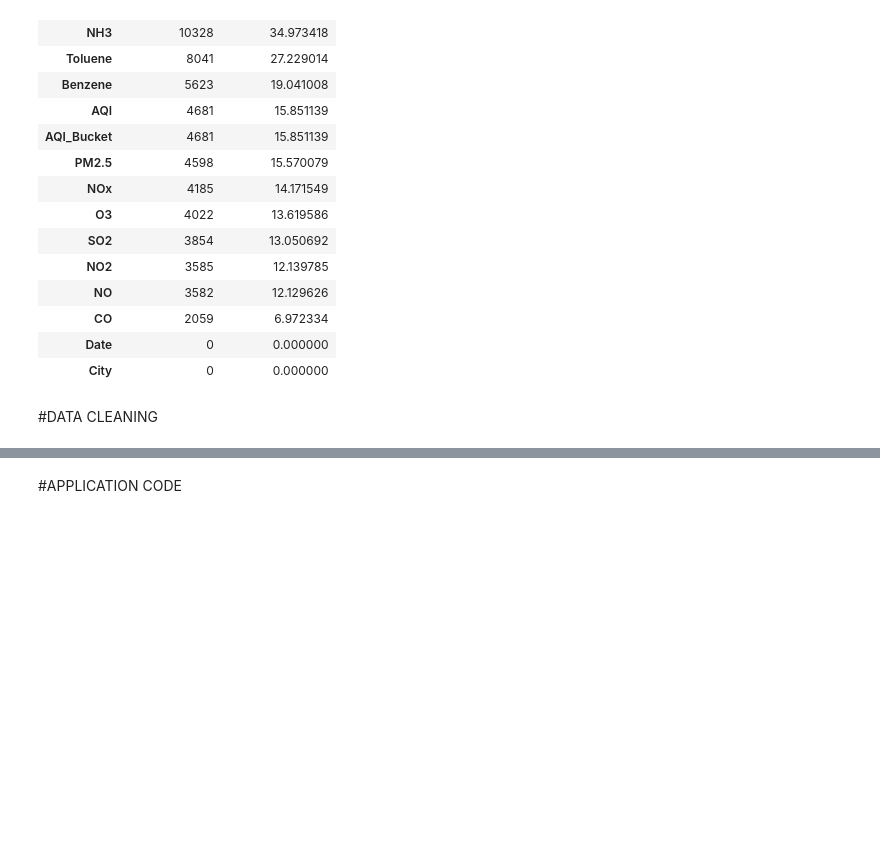
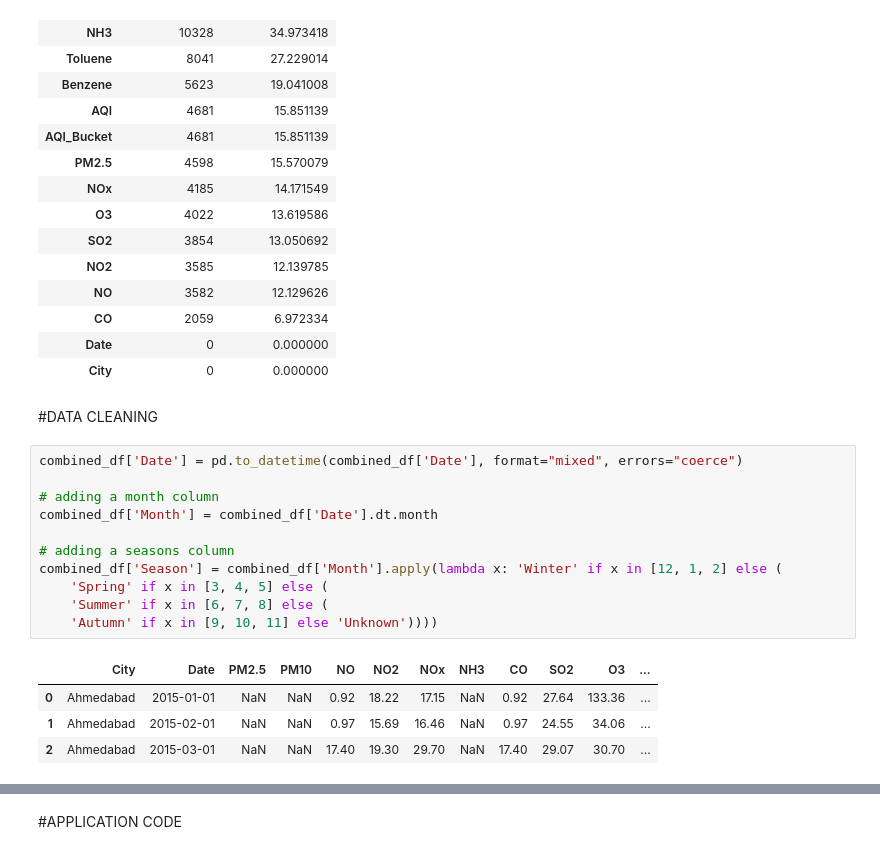
Before and after one commit to cntrvsy/colab_streamlit_aqi_india, a Jupyter notebook: st20343345_CMP7005_PRAC1.ipynb, the cells around one changed output, grey strips where cells are left out. Drawn from its saved outputs; the diff is of its cells as text; blank space fills up the shorter version.

```diff
--- a/st20343345_CMP7005_PRAC1.ipynb
+++ b/st20343345_CMP7005_PRAC1.ipynb
@@ -158,4 +158,20 @@ display(missing_values.style.background_gradient(cmap='Reds'))
 | City | 0 | 0.000000 |
 # %% [markdown]
 #DATA CLEANING
+# %%
+combined_df['Date'] = pd.to_datetime(combined_df['Date'], format="mixed", errors="coerce")
+
+# adding a month column
+combined_df['Month'] = combined_df['Date'].dt.month
+
+# adding a seasons column
+combined_df['Season'] = combined_df['Month'].apply(lambda x: 'Winter' if x in [12, 1, 2] else (
+    'Spring' if x in [3, 4, 5] else (
+    'Summer' if x in [6, 7, 8] else (
+    'Autumn' if x in [9, 10, 11] else 'Unknown'))))
+# %% [output]
+|  | City | Date | PM2.5 | PM10 | NO | NO2 | NOx | NH3 | CO | SO2 | O3 | ... |
+| 0 | Ahmedabad | 2015-01-01 | NaN | NaN | 0.92 | 18.22 | 17.15 | NaN | 0.92 | 27.64 | 133.36 | ... |
+| 1 | Ahmedabad | 2015-02-01 | NaN | NaN | 0.97 | 15.69 | 16.46 | NaN | 0.97 | 24.55 | 34.06 | ... |
+| 2 | Ahmedabad | 2015-03-01 | NaN | NaN | 17.40 | 19.30 | 29.70 | NaN | 17.40 | 29.07 | 30.70 | ... |
 # %%
```
Also changed, not shown: parts of 15 cells of this notebook.
